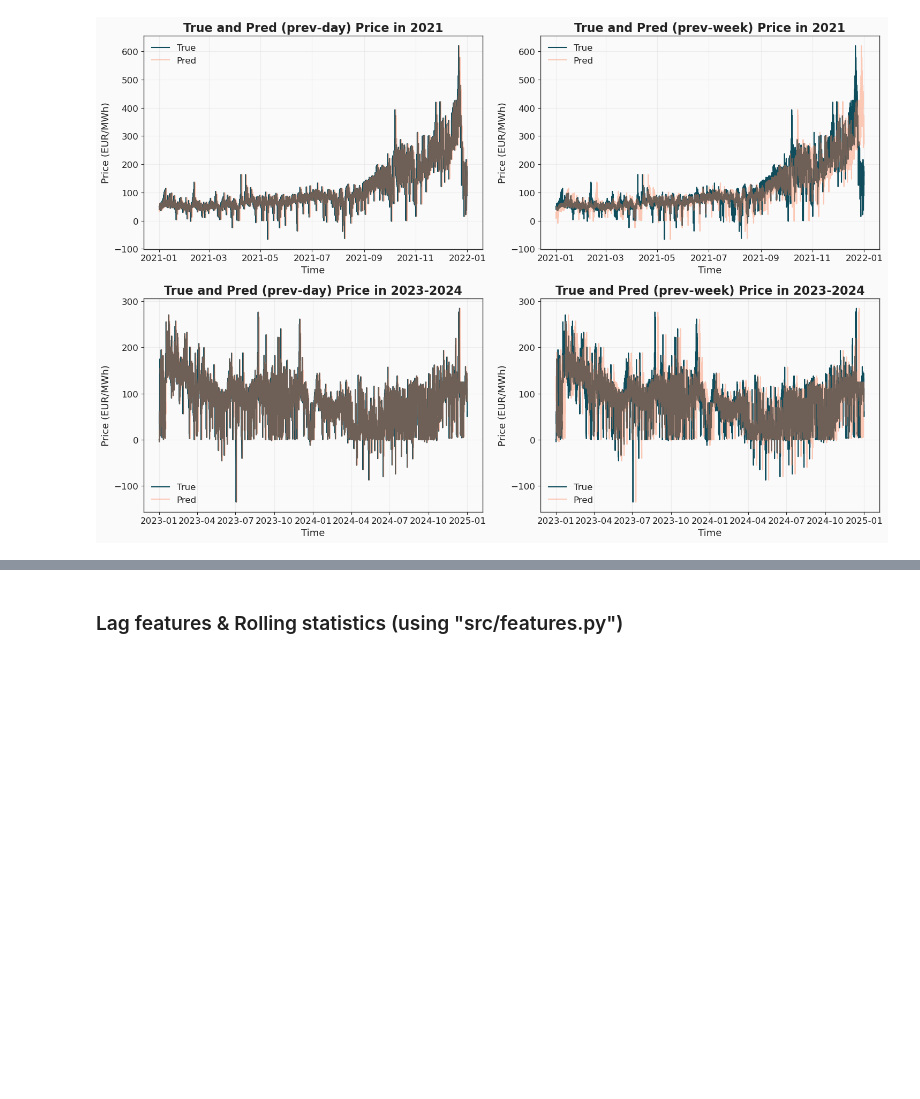
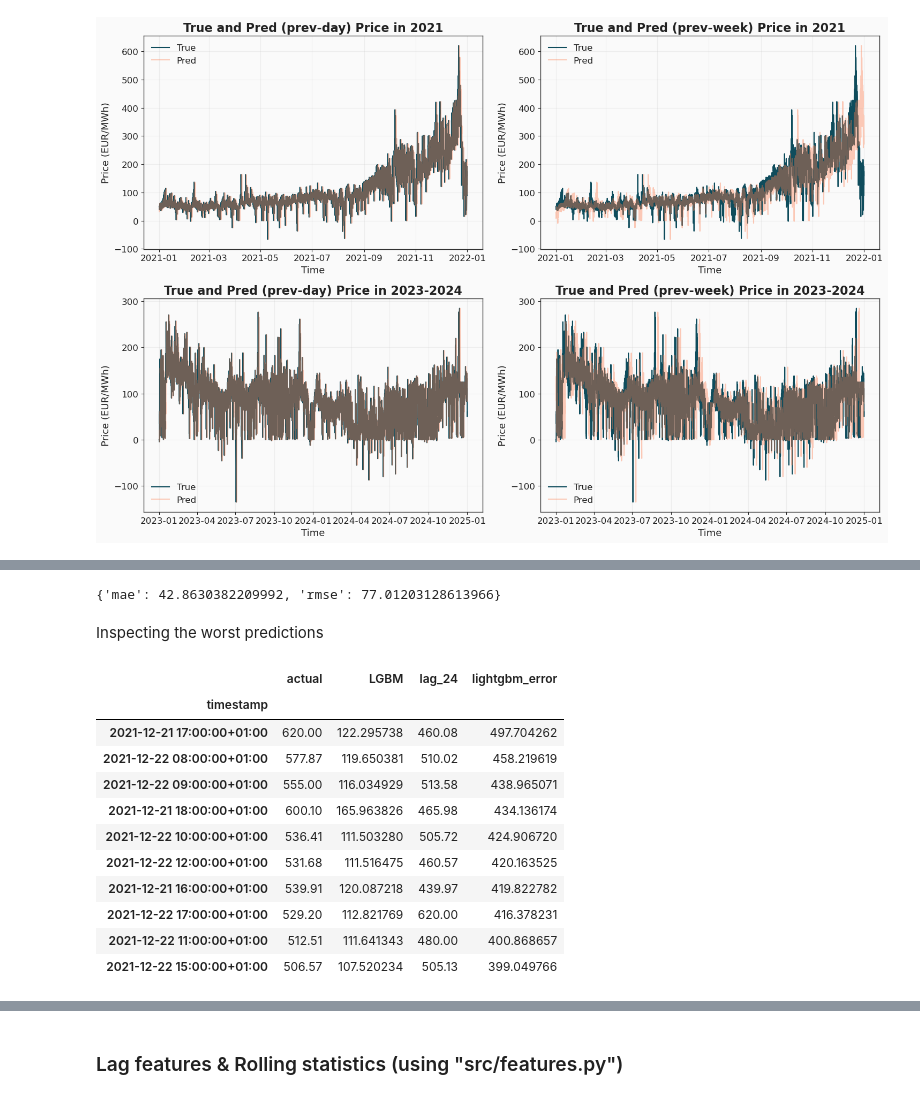
Before and after one commit to LisaBianConti/electricity-price-forecasting, a Jupyter notebook: notebooks/05_modelling.ipynb, the cells around one changed output, grey strips where cells are left out. Drawn from its saved outputs; the diff is of its cells as text; code cells hidden in the pictures; blank space fills up the shorter version.

```diff
--- a/notebooks/05_modelling.ipynb
+++ b/notebooks/05_modelling.ipynb
@@ -193,0 +218,8 @@ df["is_weekend"] = (df["dayofweek"] >= 5).astype(int)
+# %%
+lightgbm_features1 = [
+    "hour",
+    "day_of_week",
+    "month",
+    "price_lag_24",
+    "price_lag_168"
+]
@@ -193,0 +252,32 @@ df["is_weekend"] = (df["dayofweek"] >= 5).astype(int)
+# %%
+evaluate.evaluate_regression(y_val_1, y_predict_1)
+# %% [output]
+{'mae': 42.8630382209992, 'rmse': 77.01203128613966}
+# %% [markdown]
+Inspecting the worst predictions
+# %%
+val_prediction_df = pd.DataFrame({
+    "actual": y_val_1,
+    "LGBM": y_predict_1,
+    "lag_24": df_lightgbm_val["price_lag_24"]},
+    index = y_val_1.index
+)
+
+val_prediction_df["lightgbm_error"] = abs(
+    val_prediction_df["actual"] - val_prediction_df["LGBM"]
+)
+
+val_prediction_df.nlargest(10, "lightgbm_error")
+# %% [output]
+|  | actual | LGBM | lag_24 | lightgbm_error |
+| timestamp |  |  |  |  |
+| 2021-12-21 17:00:00+01:00 | 620.00 | 122.295738 | 460.08 | 497.704262 |
+| 2021-12-22 08:00:00+01:00 | 577.87 | 119.650381 | 510.02 | 458.219619 |
+| 2021-12-22 09:00:00+01:00 | 555.00 | 116.034929 | 513.58 | 438.965071 |
+| 2021-12-21 18:00:00+01:00 | 600.10 | 165.963826 | 465.98 | 434.136174 |
+| 2021-12-22 10:00:00+01:00 | 536.41 | 111.503280 | 505.72 | 424.906720 |
+| 2021-12-22 12:00:00+01:00 | 531.68 | 111.516475 | 460.57 | 420.163525 |
+| 2021-12-21 16:00:00+01:00 | 539.91 | 120.087218 | 439.97 | 419.822782 |
+| 2021-12-22 17:00:00+01:00 | 529.20 | 112.821769 | 620.00 | 416.378231 |
+| 2021-12-22 11:00:00+01:00 | 512.51 | 111.641343 | 480.00 | 400.868657 |
+| 2021-12-22 15:00:00+01:00 | 506.57 | 107.520234 | 505.13 | 399.049766 |
```
Also changed, not shown: parts of 20 cells of this notebook.
